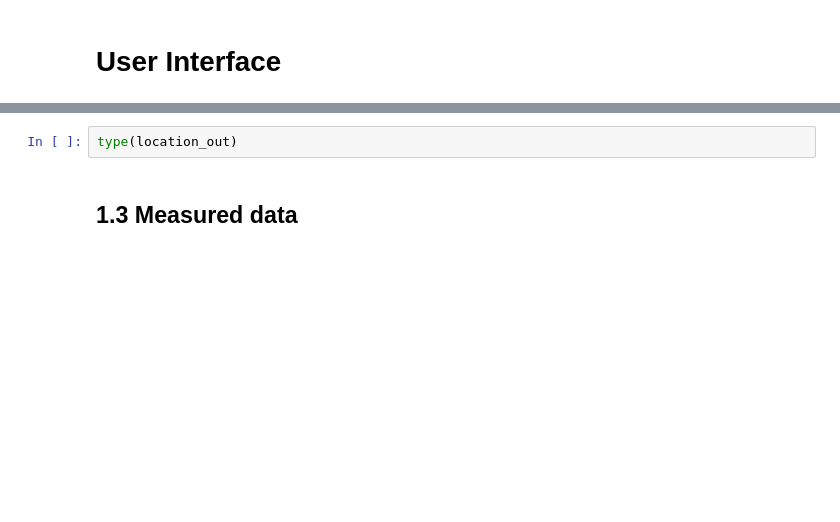
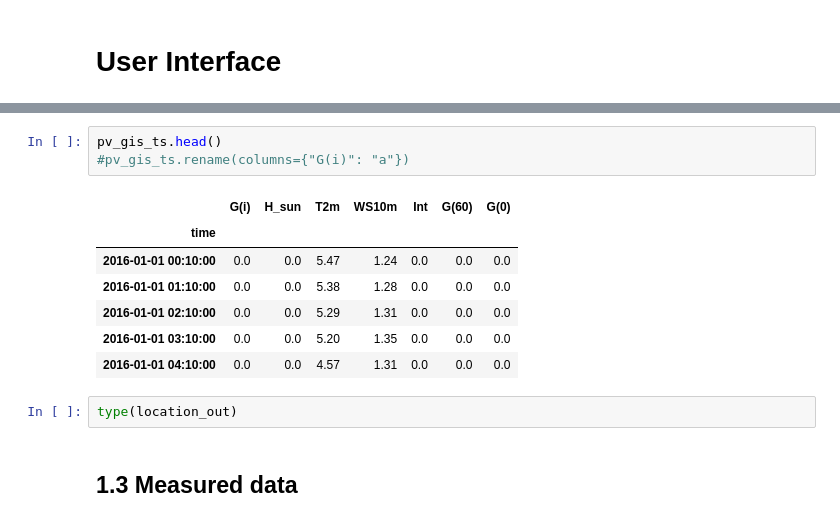
Before and after one commit to Taubenstrohhalm/SolarThermalColdframe, a Jupyter notebook: SolarThermalColdframe.ipynb, the cells around one changed output, grey strips where cells are left out. Cells and saved outputs as stored; diff of their text form; blank space fills up the shorter version.

```diff
--- a/SolarThermalColdframe.ipynb
+++ b/SolarThermalColdframe.ipynb
@@ -765,4 +768,15 @@ Tab(children=(HBox(children=(VBox(children=(VBox(children=(HTML(value="<b><font
 [interactive output not drawn]
+# %%
+pv_gis_ts.head()
+#pv_gis_ts.rename(columns={"G(i)": "a"})
+# %% [output]
+|  | G(i) | H_sun | T2m | WS10m | Int | G(60) | G(0) |
+| time |  |  |  |  |  |  |  |
+| 2016-01-01 00:10:00 | 0.0 | 0.0 | 5.47 | 1.24 | 0.0 | 0.0 | 0.0 |
+| 2016-01-01 01:10:00 | 0.0 | 0.0 | 5.38 | 1.28 | 0.0 | 0.0 | 0.0 |
+| 2016-01-01 02:10:00 | 0.0 | 0.0 | 5.29 | 1.31 | 0.0 | 0.0 | 0.0 |
+| 2016-01-01 03:10:00 | 0.0 | 0.0 | 5.20 | 1.35 | 0.0 | 0.0 | 0.0 |
+| 2016-01-01 04:10:00 | 0.0 | 0.0 | 4.57 | 1.31 | 0.0 | 0.0 | 0.0 |
 # %%
 type(location_out)
 # %% [markdown]
```
Also changed, not shown: parts of 5 cells of this notebook.
